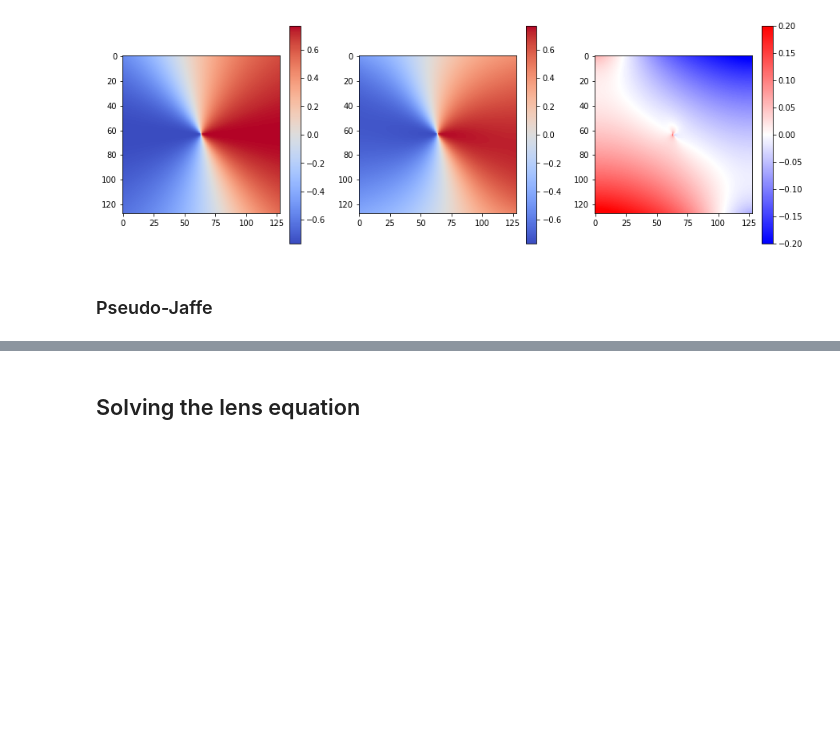
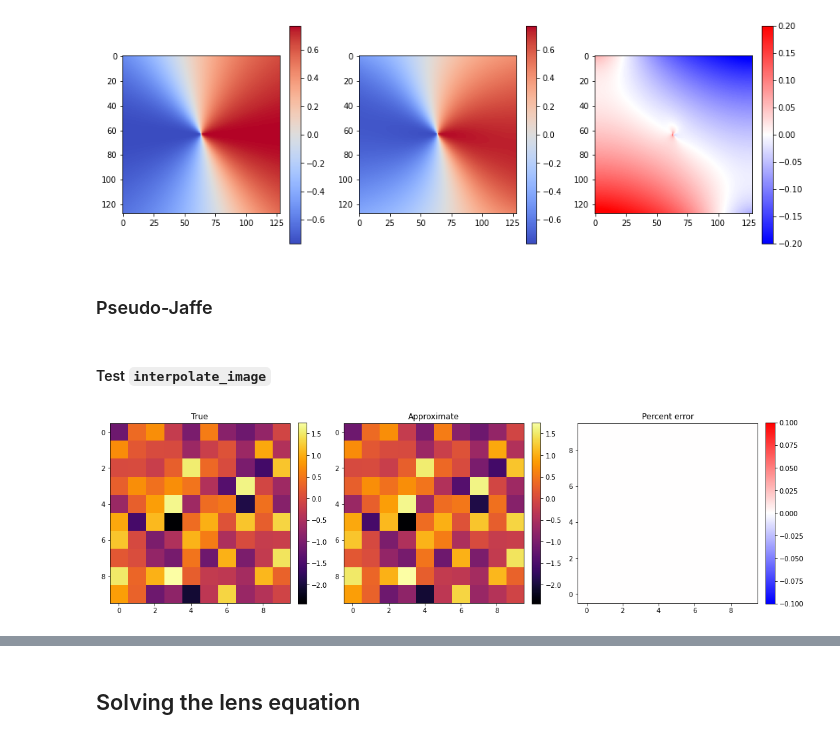
Before and after one commit to Ciela-Institute/caustic-analyses, a Jupyter notebook: notebooks/ac-04-test-dev.ipynb, the cells around one changed output, grey strips where cells are left out. Cells and saved outputs as stored; diff of their text form; code cells hidden in the pictures; blank space fills up the shorter version.

```diff
--- a/notebooks/ac-04-test-dev.ipynb
+++ b/notebooks/ac-04-test-dev.ipynb
@@ -324,3 +321,56 @@ from caustic.utils import get_meshgrid
 
 
 device = "cpu"
+# %% [markdown]
+#### Test `interpolate_image`
+# %%
+from caustic.interpolate_image import interpolate_image
+
+torch.manual_seed(50)
+
+n_pix = 10
+fov = 10.0
+res = fov / n_pix
+scale = (fov - res) / 2
+thx, thy = get_meshgrid(res, n_pix, n_pix)
+
+image = torch.randn(1, 1, n_pix, n_pix)
+image_interpd = interpolate_image(
+    thx,
+    thy,
+    torch.tensor(0.0),
+    torch.tensor(0.0),
+    image,
+    scale,
+    mode="nearest",
+    align_corners=True,
+)
+
+plt.figure(figsize=(15, 5))
+
+plt.subplot(1, 3, 1)
+plt.imshow(image[0, 0], cmap="inferno")
+plt.colorbar(fraction=0.046, pad=0.04)
+plt.title("True")
+
+plt.subplot(1, 3, 2)
+plt.imshow(image_interpd[0, 0], cmap="inferno")
+plt.colorbar(fraction=0.046, pad=0.04)
+plt.title("Approximate")
+
+plt.subplot(1, 3, 3)
+plt.imshow(
+    ((image_interpd - image) / image * 100)[0, 0],
+    cmap="bwr",
+#     norm=CenteredNorm(),
+    #     extent=(-fov / 2, fov / 2, -fov / 2, fov / 2),
+    origin="lower",
+)
+plt.colorbar(fraction=0.046, pad=0.04)
+plt.title("Percent error")
+# plt.xlim(-0.1, 0.1)
+# plt.ylim(-0.1, 0.1)
+
+plt.tight_layout()
+# %% [output]
+[figure, added]
```
Also changed, not shown: parts of 17 cells of this notebook, 4 other files.
